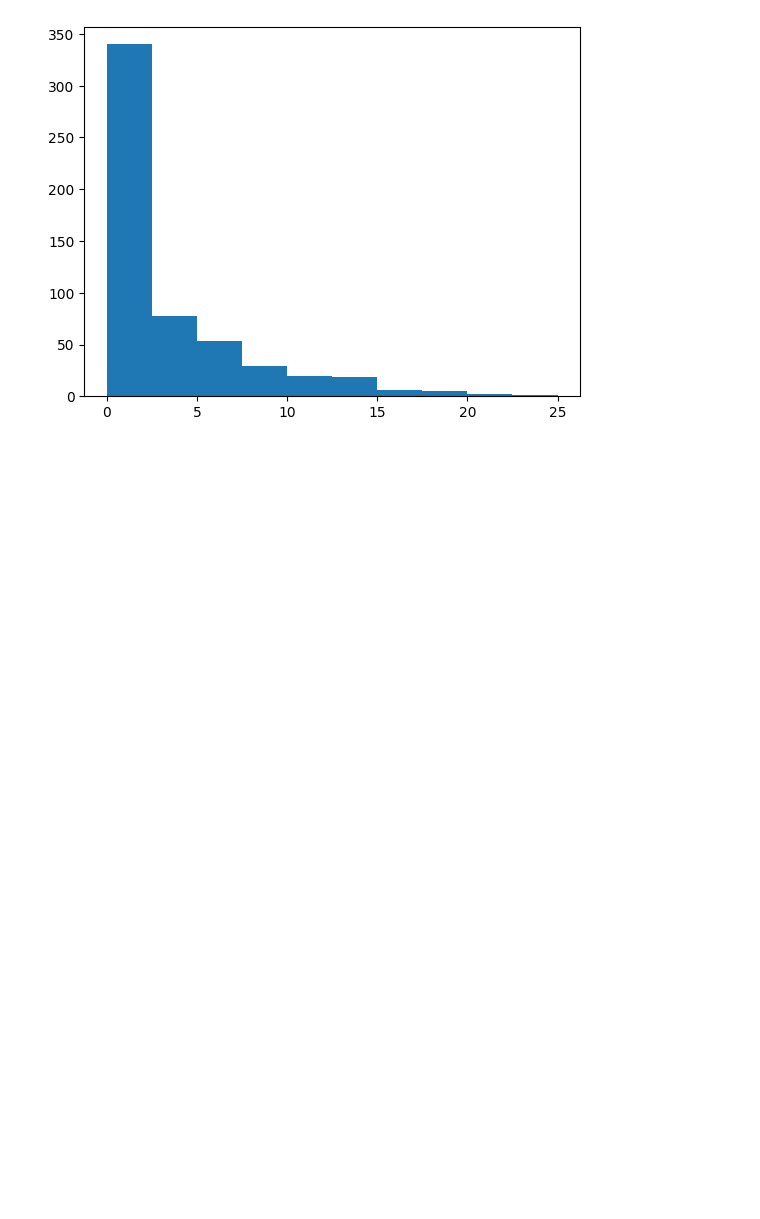
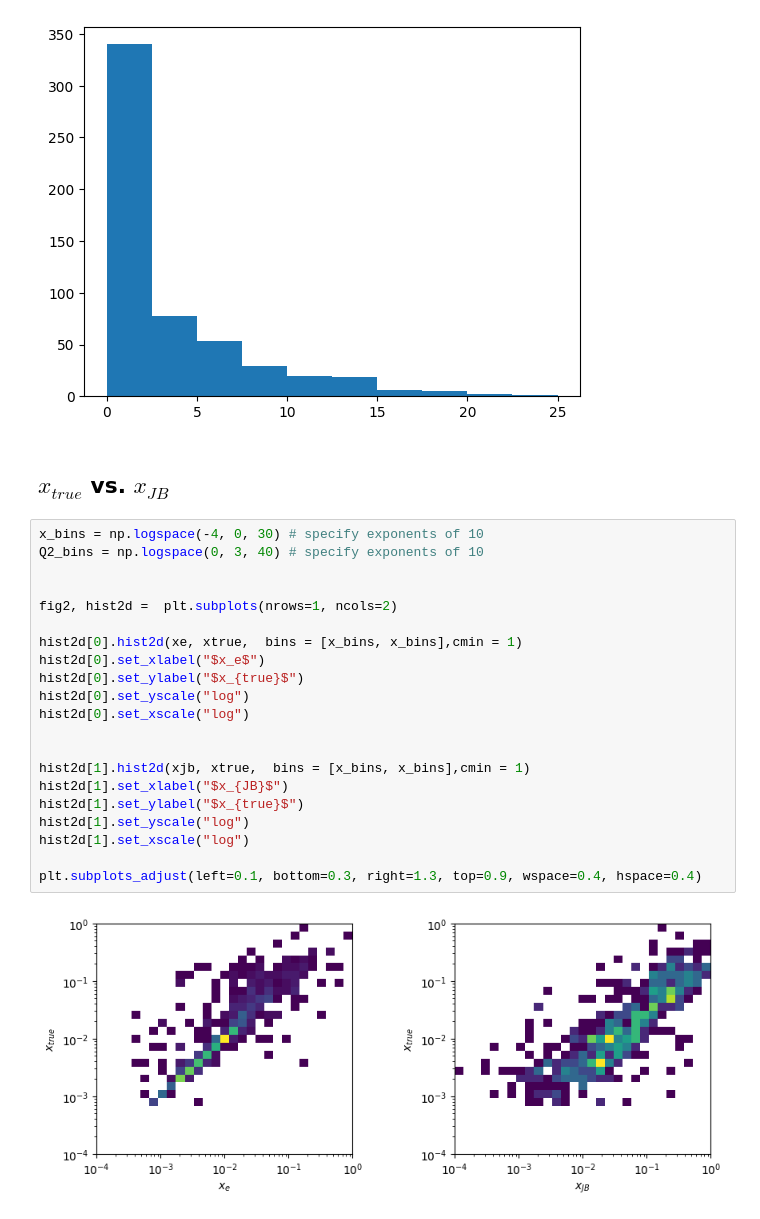
Before and after one commit to holt-rogers/EIC_JLAB_analysis, a Jupyter notebook: tasks/Graphing xe vs xJB.ipynb, the cells around one changed output. Saved outputs shown, nothing was run; the diff lists cells and outputs as text; blank space fills up the shorter version.

```diff
--- a/tasks/Graphing xe vs xJB.ipynb
+++ b/tasks/Graphing xe vs xJB.ipynb
@@ -145,3 +159,28 @@ plt.hist(epz, range = [0, 25])
  array([ 0. ,  2.5,  5. ,  7.5, 10. , 12.5, 15. , 17.5, 20. , 22.5, 25. ]),
  <BarContainer object of 10 artists>)
 [figure]
+# %% [markdown]
+## $x_{true}$ vs. $x_{JB}$
+# %%
+x_bins = np.logspace(-4, 0, 30) # specify exponents of 10
+Q2_bins = np.logspace(0, 3, 40) # specify exponents of 10
+
+
+fig2, hist2d =  plt.subplots(nrows=1, ncols=2)
+
+hist2d[0].hist2d(xe, xtrue,  bins = [x_bins, x_bins],cmin = 1)
+hist2d[0].set_xlabel("$x_e$")
+hist2d[0].set_ylabel("$x_{true}$")
+hist2d[0].set_yscale("log")
+hist2d[0].set_xscale("log")
+
+
+hist2d[1].hist2d(xjb, xtrue,  bins = [x_bins, x_bins],cmin = 1)
+hist2d[1].set_xlabel("$x_{JB}$")
+hist2d[1].set_ylabel("$x_{true}$")
+hist2d[1].set_yscale("log")
+hist2d[1].set_xscale("log")
+
+plt.subplots_adjust(left=0.1, bottom=0.3, right=1.3, top=0.9, wspace=0.4, hspace=0.4)
+# %% [output]
+[figure, added]
```
Also changed, not shown: parts of 3 cells of this notebook.
